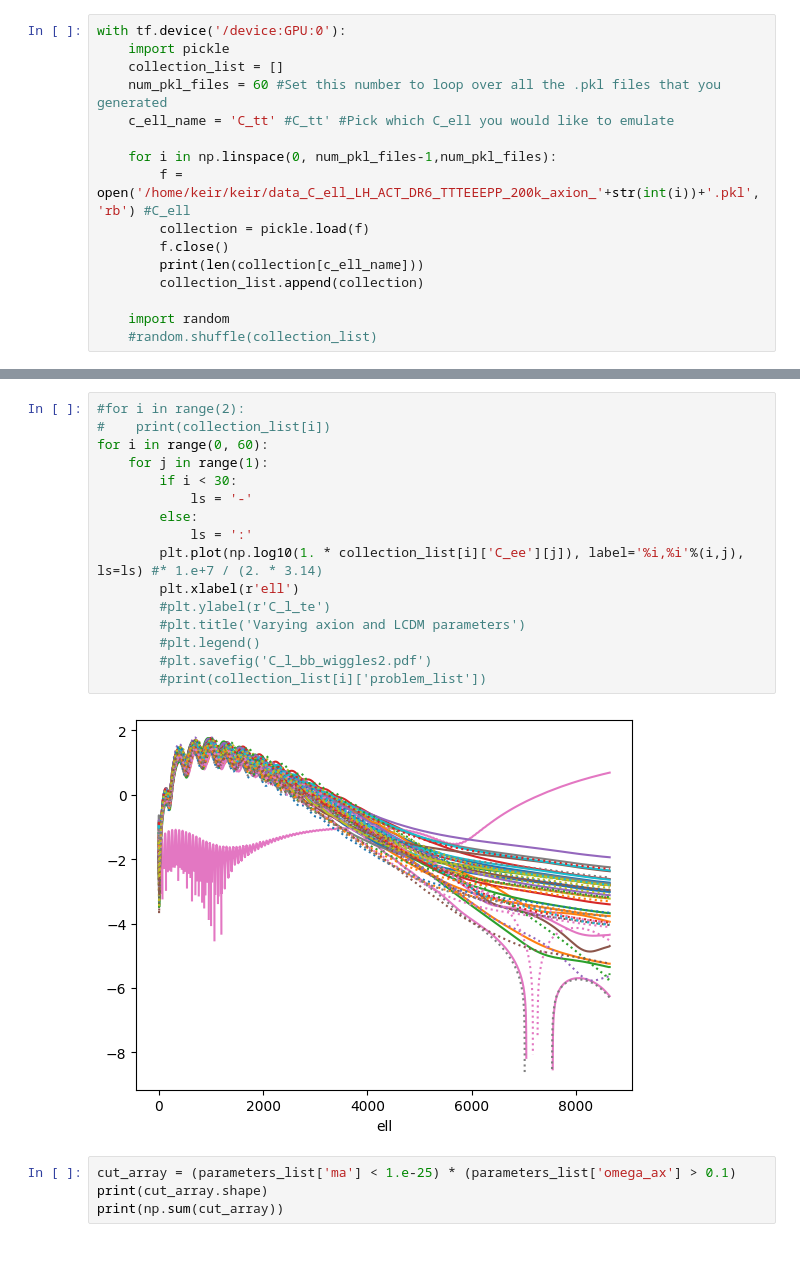
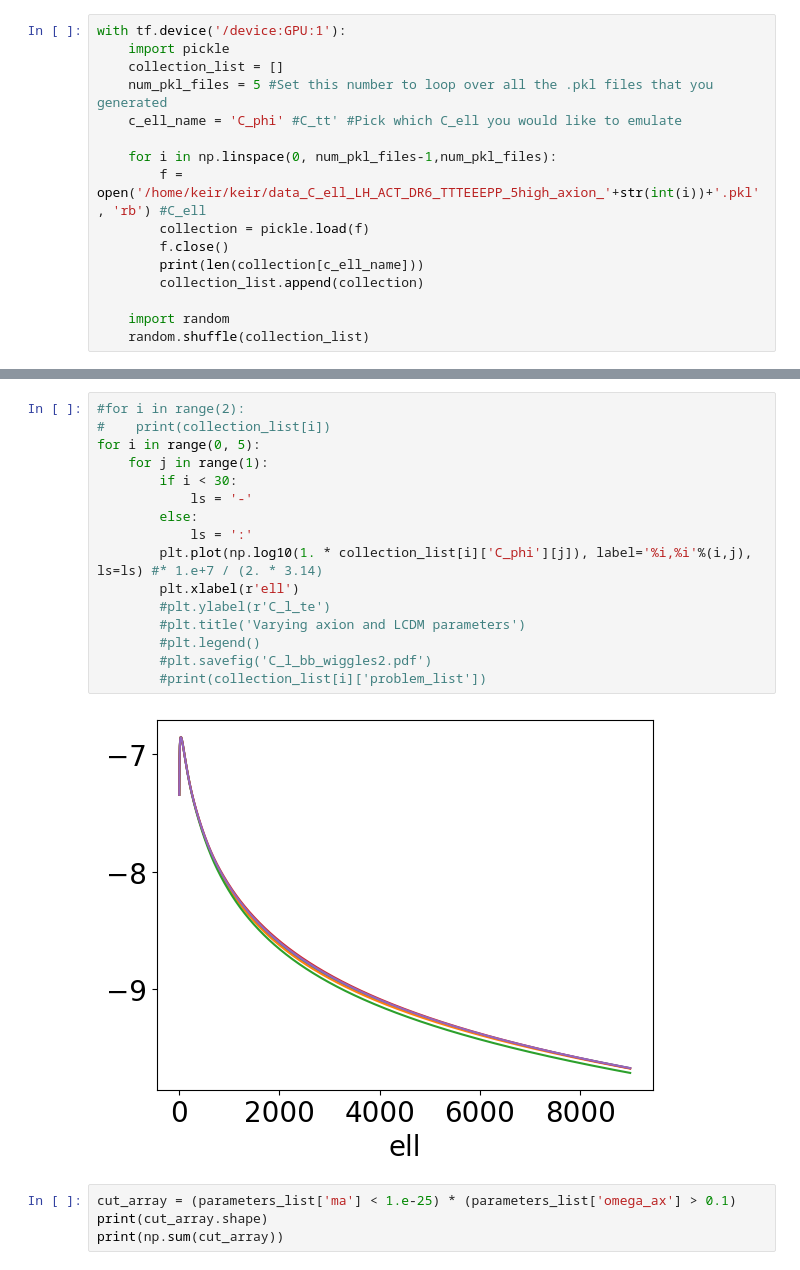
Before and after one commit to keirkwame/axionEmu, a Jupyter notebook: emulator_NN_C_ell_training.ipynb, the cells around one changed output, grey strips where cells are left out. Saved outputs shown, nothing was run; the diff lists cells and outputs as text.

```diff
--- a/emulator_NN_C_ell_training.ipynb
+++ b/emulator_NN_C_ell_training.ipynb
@@ -43,19 +43,19 @@ with tf.device('/device:GPU:0'):
                         'omega_ax'
                         ]
 # %%
-with tf.device('/device:GPU:0'):
+with tf.device('/device:GPU:1'):
     import pickle
     collection_list = []
-    num_pkl_files = 60 #Set this number to loop over all the .pkl files that you generated
-    c_ell_name = 'C_tt' #C_tt' #Pick which C_ell you would like to emulate
+    num_pkl_files = 5 #Set this number to loop over all the .pkl files that you generated
+    c_ell_name = 'C_phi' #C_tt' #Pick which C_ell you would like to emulate
 
     for i in np.linspace(0, num_pkl_files-1,num_pkl_files):
-        f = open('/home/keir/keir/data_C_ell_LH_ACT_DR6_TTTEEEPP_200k_axion_'+str(int(i))+'.pkl', 'rb') #C_ell
+        f = open('/home/keir/keir/data_C_ell_LH_ACT_DR6_TTTEEEPP_5high_axion_'+str(int(i))+'.pkl', 'rb') #C_ell
         collection = pickle.load(f)
         f.close()
         print(len(collection[c_ell_name]))
         collection_list.append(collection)
 
     import random
-    #random.shuffle(collection_list)
+    random.shuffle(collection_list)
 # %% [output]
@@ -79,21 +67,21 @@ with tf.device('/device:GPU:0'):
 # %%
 #for i in range(2):
 #    print(collection_list[i])
-for i in range(0, 60):
+for i in range(0, 5):
     for j in range(1):
         if i < 30:
             ls = '-'
         else:
             ls = ':'
-        plt.plot(np.log10(1. * collection_list[i]['C_ee'][j]), label='%i,%i'%(i,j), ls=ls) #* 1.e+7 / (2. * 3.14)
+        plt.plot(np.log10(1. * collection_list[i]['C_phi'][j]), label='%i,%i'%(i,j), ls=ls) #* 1.e+7 / (2. * 3.14)
         plt.xlabel(r'ell')
         #plt.ylabel(r'C_l_te')
         #plt.title('Varying axion and LCDM parameters')
         #plt.legend()
         #plt.savefig('C_l_bb_wiggles2.pdf')
         #print(collection_list[i]['problem_list'])
 # %% [output]
-[figure, old version]
+[figure, new version]
 # %%
 cut_array = (parameters_list['ma'] < 1.e-25) * (parameters_list['omega_ax'] > 0.1)
 print(cut_array.shape)
```
Also changed, not shown: parts of 19 cells of this notebook, 4 other files.
